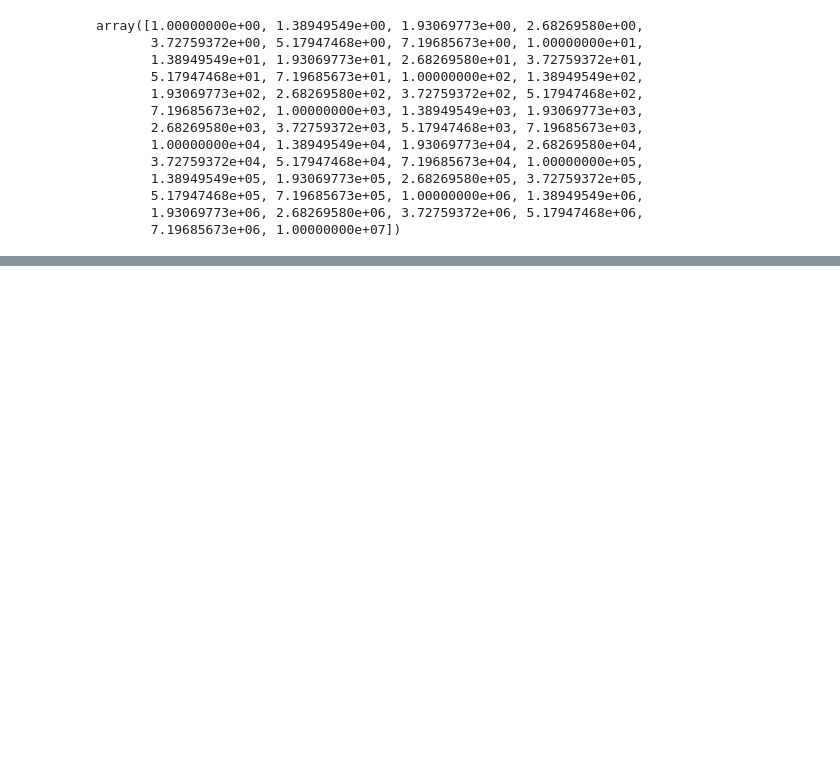
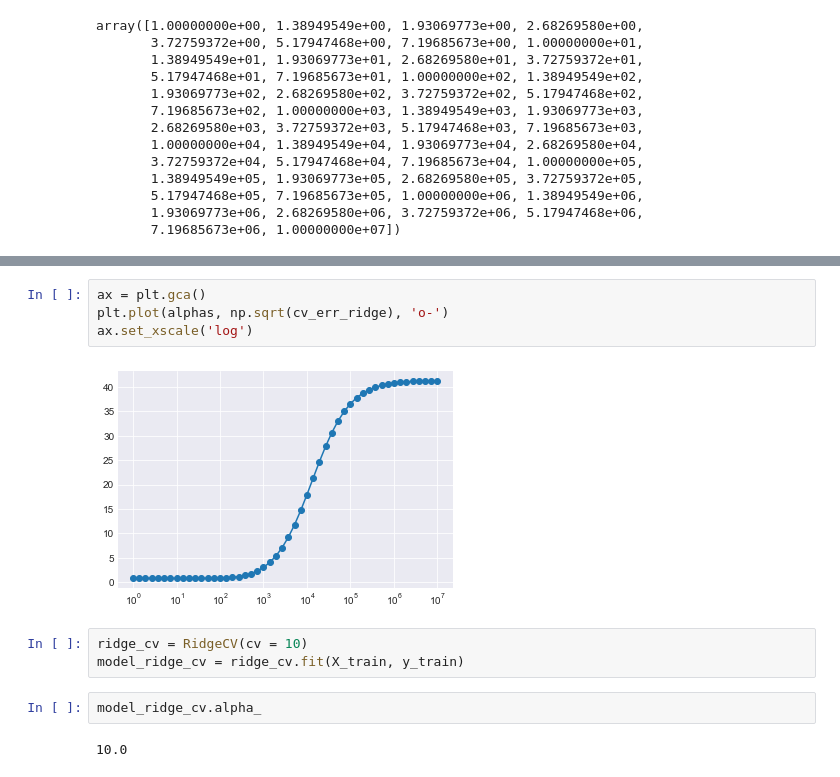
Before and after one commit to Denniels/Machine_Learning, a Jupyter notebook: Valor_Inmueble_Boston.ipynb, the cells around one changed output, grey strips where cells are left out. Drawn from its saved outputs; the diff is of its cells as text; blank space fills up the shorter version.

```diff
--- a/Valor_Inmueble_Boston.ipynb
+++ b/Valor_Inmueble_Boston.ipynb
@@ -154,0 +153,13 @@ AttributeError: 'DataFrame' object has no attribute 'as_matrix'
+# %%
+ax = plt.gca()
+plt.plot(alphas, np.sqrt(cv_err_ridge), 'o-')
+ax.set_xscale('log')
+# %% [output]
+[figure, added]
+# %%
+ridge_cv = RidgeCV(cv = 10)
+model_ridge_cv = ridge_cv.fit(X_train, y_train)
+# %%
+model_ridge_cv.alpha_
+# %% [output]
+10.0
```
Also changed, not shown: parts of 25 cells of this notebook, 3 other files.
